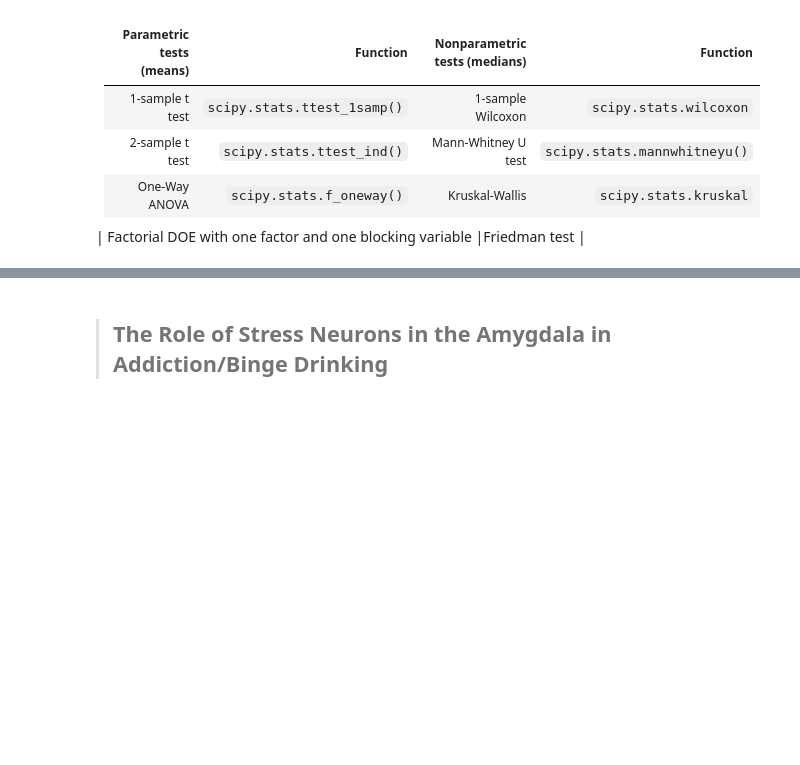
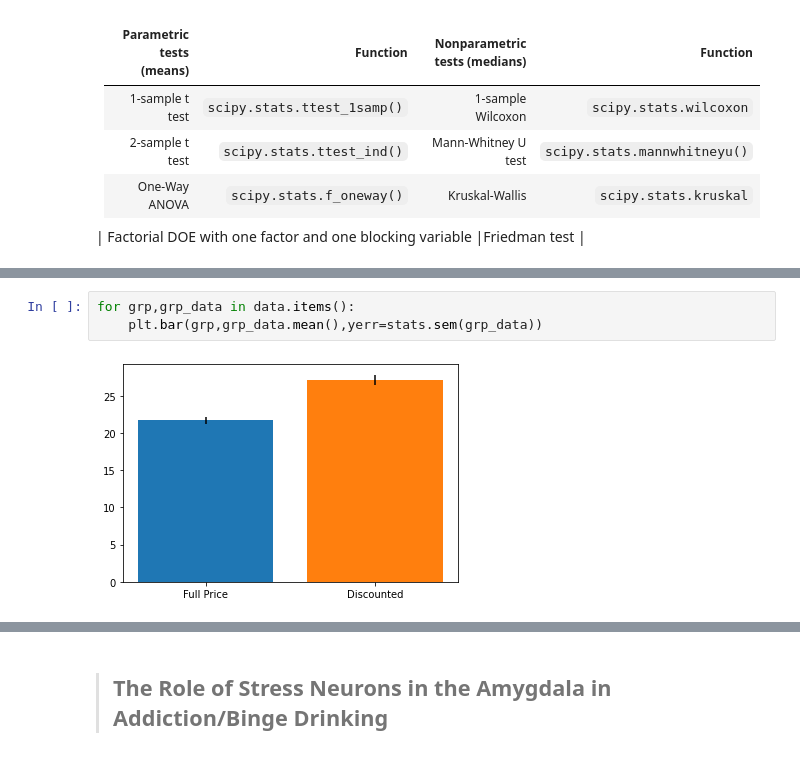
Before and after one commit to jirvingphd/fsds_070620_FT, a Jupyter notebook: Mod_2/sect_14/sect_14_Hypothesis_testing_WIP.ipynb, the cells around one changed output, grey strips where cells are left out. Cells and saved outputs as stored; diff of their text form; blank space fills up the shorter version.

```diff
--- a/Mod_2/sect_14/sect_14_Hypothesis_testing_WIP.ipynb
+++ b/Mod_2/sect_14/sect_14_Hypothesis_testing_WIP.ipynb
@@ -234,0 +341,5 @@ fig
+# %%
+for grp,grp_data in data.items():
+    plt.bar(grp,grp_data.mean(),yerr=stats.sem(grp_data))
+# %% [output]
+[figure, added]
```
Also changed, not shown: parts of 52 cells of this notebook, 2 other files.
